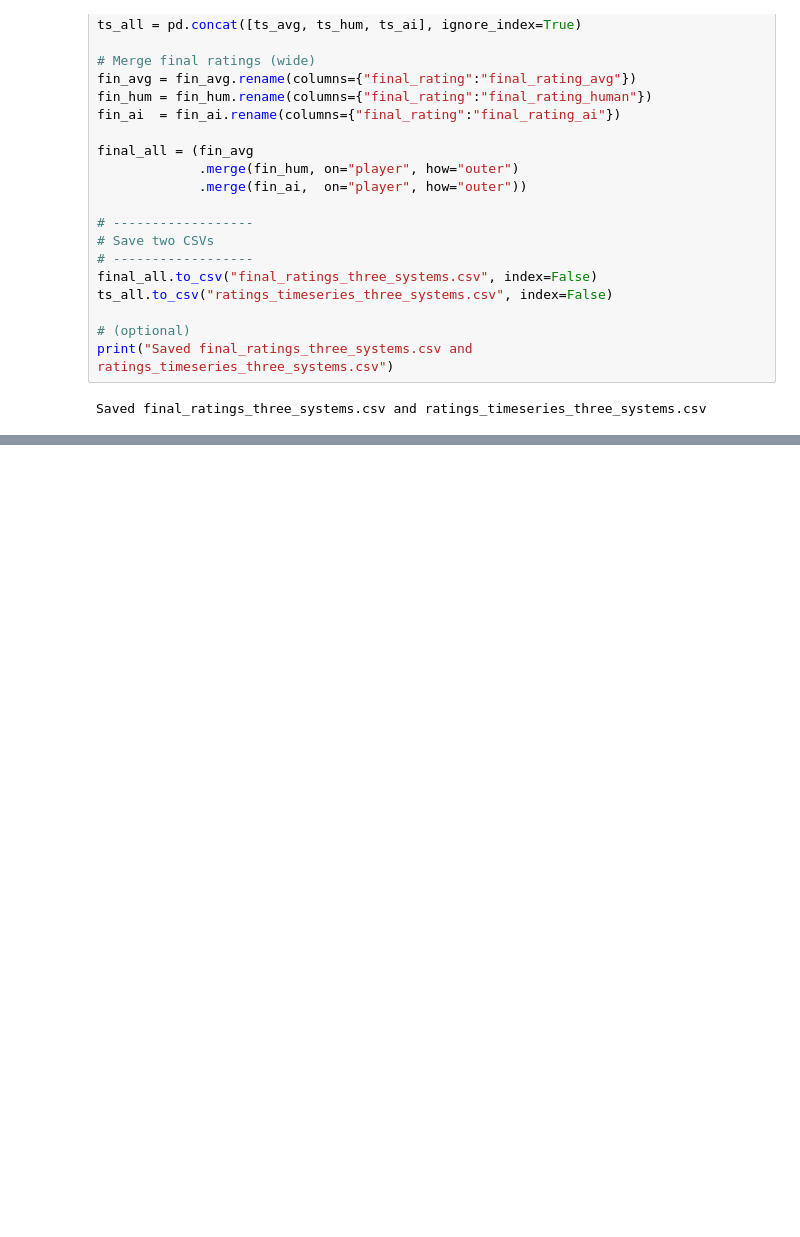
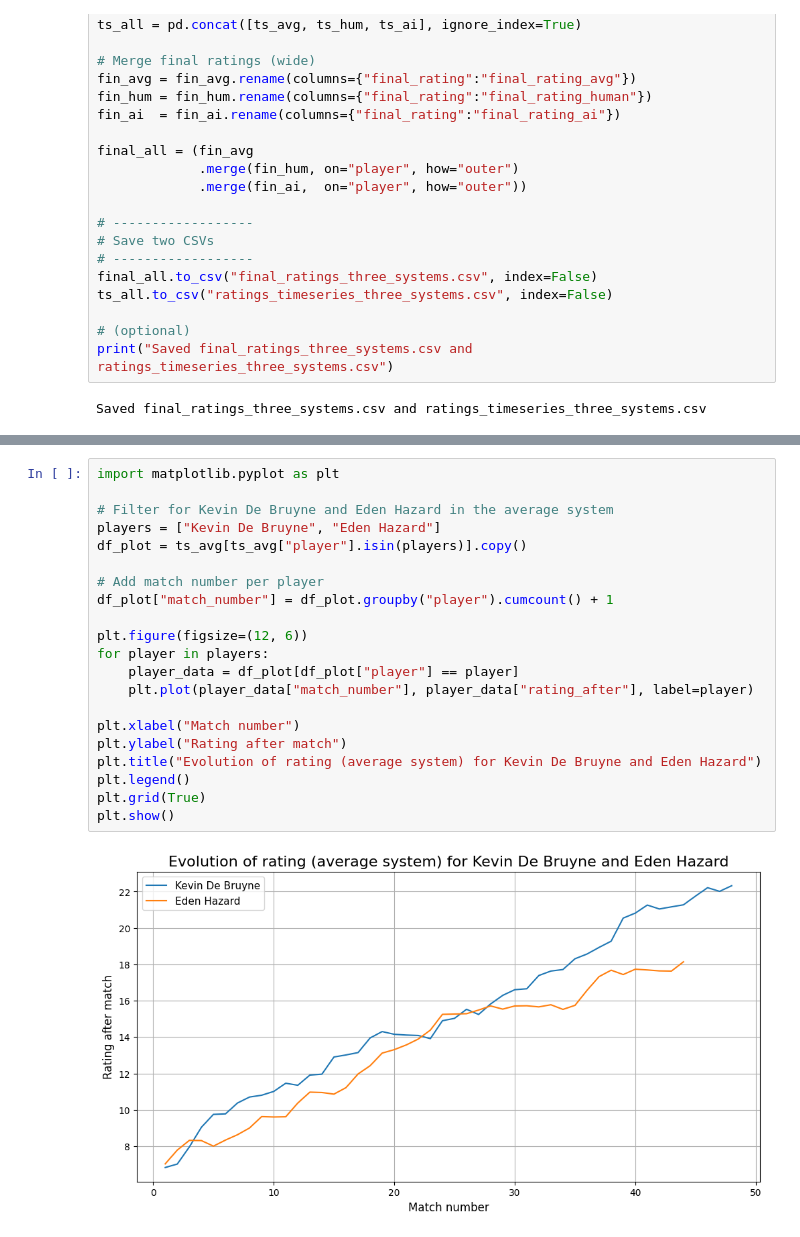
Before and after one commit to AntoineMagninn/GOAL, a Jupyter notebook: Model.ipynb, the cells around one changed output, grey strips where cells are left out. Drawn from its saved outputs; the diff is of its cells as text; blank space fills up the shorter version.

```diff
--- a/Model.ipynb
+++ b/Model.ipynb
@@ -331,3 +331,26 @@ Top 5 by human note:
 178       Harry Kane        17.892283
 355    Mohamed Salah        15.920080
 449    Sergio Aguero        15.591358
+# %%
+import matplotlib.pyplot as plt
+
+# Filter for Kevin De Bruyne and Eden Hazard in the average system
+players = ["Kevin De Bruyne", "Eden Hazard"]
+df_plot = ts_avg[ts_avg["player"].isin(players)].copy()
+
+# Add match number per player
+df_plot["match_number"] = df_plot.groupby("player").cumcount() + 1
+
+plt.figure(figsize=(12, 6))
+for player in players:
+    player_data = df_plot[df_plot["player"] == player]
+    plt.plot(player_data["match_number"], player_data["rating_after"], label=player)
+
+plt.xlabel("Match number")
+plt.ylabel("Rating after match")
+plt.title("Evolution of rating (average system) for Kevin De Bruyne and Eden Hazard")
+plt.legend()
+plt.grid(True)
+plt.show()
+# %% [output]
+[figure, added]
```
Also changed, not shown: parts of 2 cells of this notebook.
